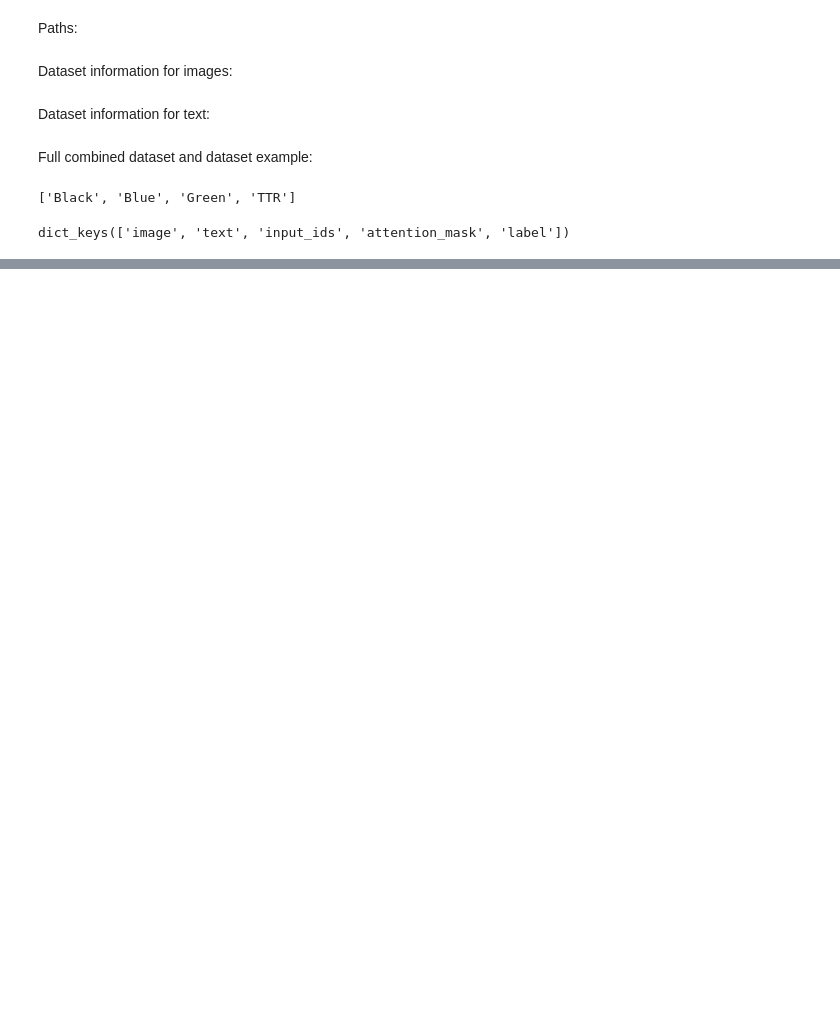
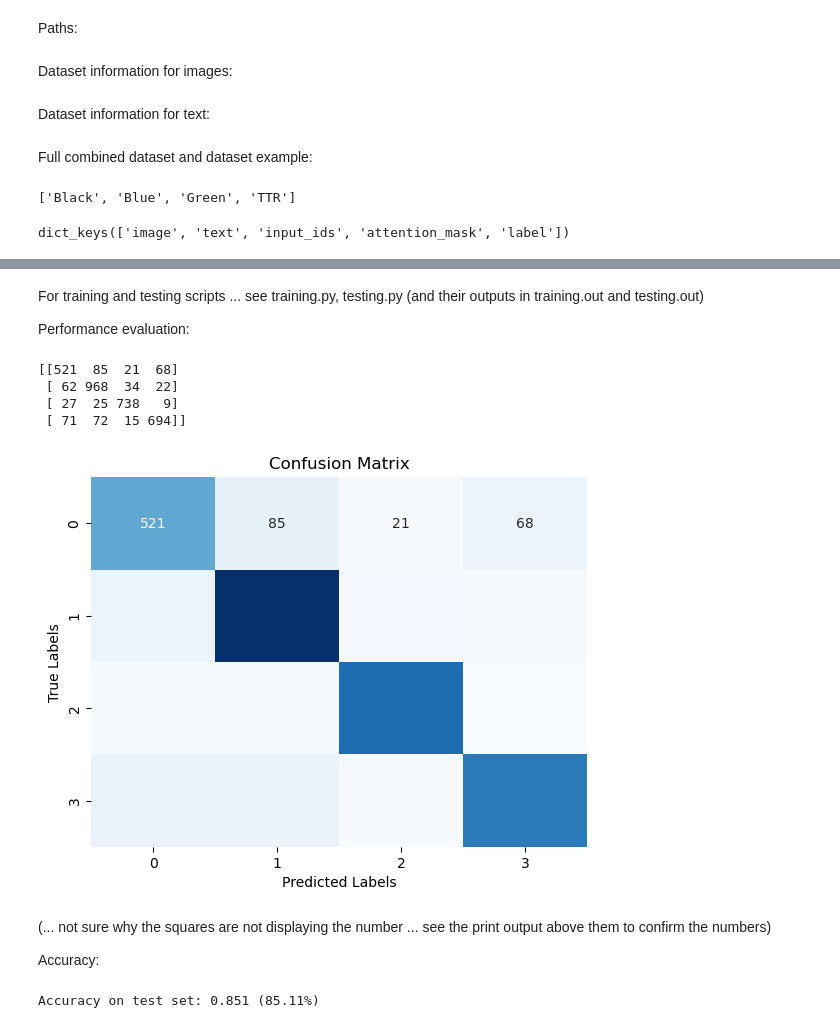
Before and after one commit to moorestephen/GarbageClassification, a Jupyter notebook: ENEL645-A2.ipynb, the cells around one changed output, grey strips where cells are left out. Drawn from its saved outputs; the diff is of its cells as text; code cells hidden in the pictures; blank space fills up the shorter version.

```diff
--- a/ENEL645-A2.ipynb
+++ b/ENEL645-A2.ipynb
@@ -153,0 +84,4 @@ RuntimeError: DataLoader worker (pid(s) 1882960) exited unexpectedly
+# %% [markdown]
+For training and testing scripts ... see training.py, testing.py (and their outputs in training.out and testing.out)
+
+Performance evaluation:
@@ -153,0 +92,33 @@ RuntimeError: DataLoader worker (pid(s) 1882960) exited unexpectedly
+# %%
+predictions = torch.load('predictions.pth')
+labels = torch.load('labels.pth')
+
+cm = confusion_matrix(labels, predictions)
+
+print(cm)
+
+# Plot confusion matrix
+plt.figure()
+sns.heatmap(cm, annot=True, cmap='Blues', fmt='d', cbar=False)
+
+plt.title('Confusion Matrix')
+plt.xlabel('Predicted Labels')
+plt.ylabel('True Labels')
+plt.show()
+# %% [output]
+[[521  85  21  68]
+ [ 62 968  34  22]
+ [ 27  25 738   9]
+ [ 71  72  15 694]]
+[figure, added]
+# %% [markdown]
+(... not sure why the squares are not displaying the number ... see the print output above them to confirm the numbers)
+
+Accuracy:
+# %%
+# Calculate accuracy
+num_correct = sum([predictions == labels for predictions, labels in zip(predictions, labels)])
+accuracy = num_correct / len(predictions)
+print(f'Accuracy on test set: {accuracy:.3f} ({accuracy * 100:.2f}%)')
+# %% [output]
+Accuracy on test set: 0.851 (85.11%)
```
Also changed, not shown: parts of 3 cells of this notebook, 14 other files.
